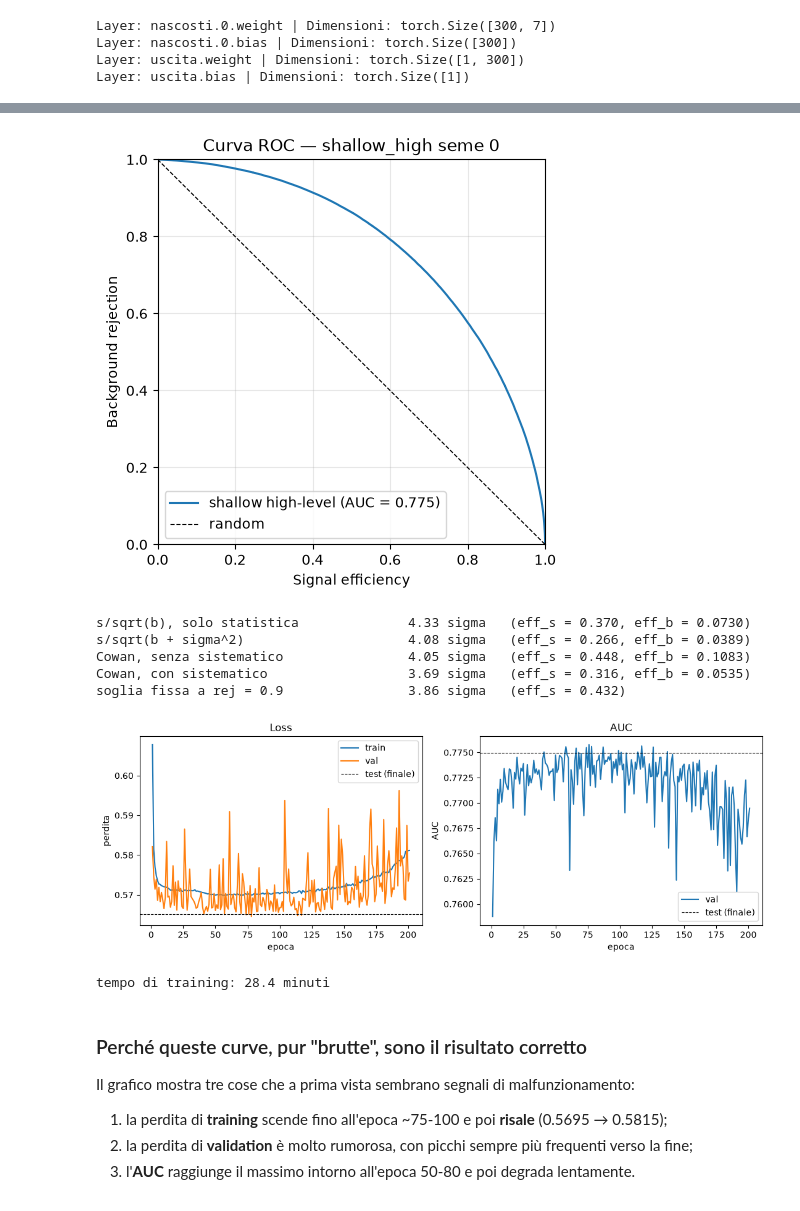
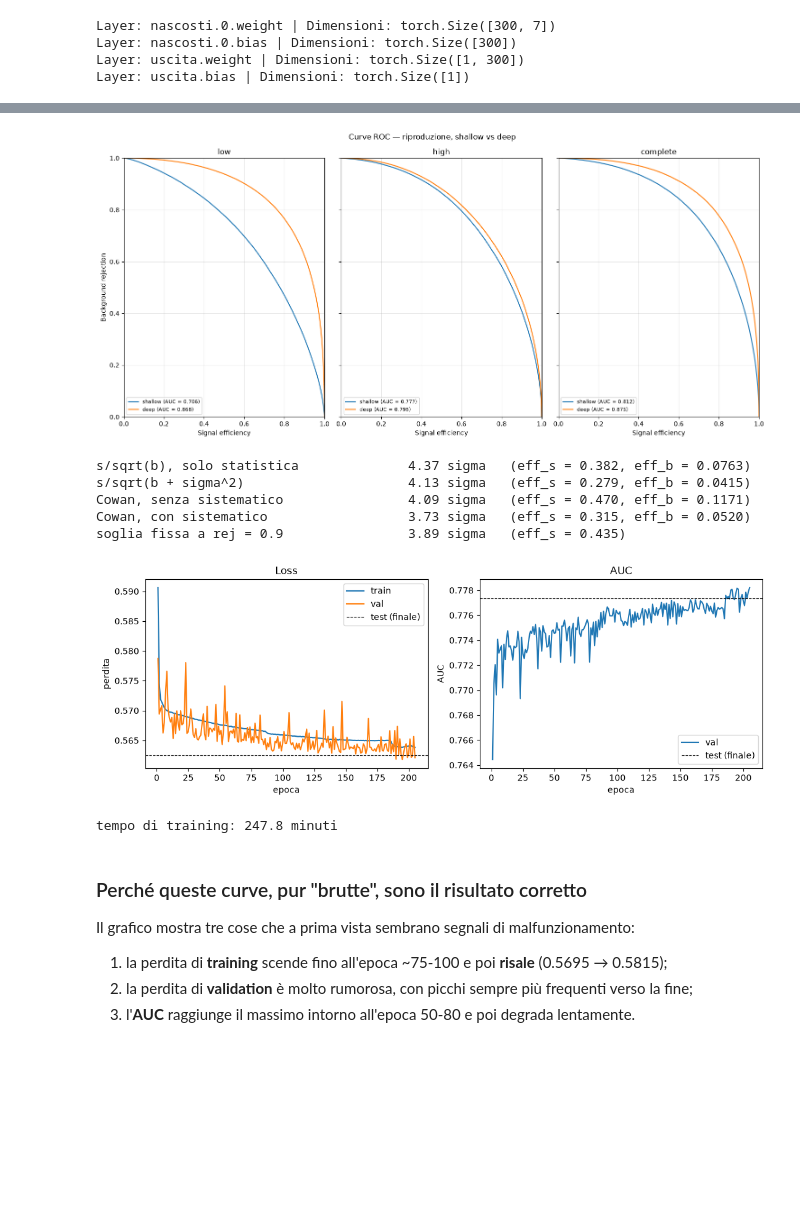
Before and after one commit to alivergani/Deep-Learning, a Jupyter notebook: ExoticParticles_HEP/notebooks/prove.ipynb, the cells around one changed output, grey strips where cells are left out. Drawn from its saved outputs; the diff is of its cells as text; code cells hidden in the pictures; blank space fills up the shorter version.

```diff
--- a/ExoticParticles_HEP/notebooks/prove.ipynb
+++ b/ExoticParticles_HEP/notebooks/prove.ipynb
@@ -202,22 +202,36 @@ plt.show()
 # %%
-roc = np.load("/home/alice/Deep-Learning/ExoticParticles_HEP/results/shallow_high_seme0_roc.npz")
+from pathlib import Path
 
-plt.figure(figsize=(5, 5))
-plt.plot(roc["signal_efficiency"], roc["background_rejection"],
-         label=f"shallow high-level (AUC = {float(roc['auc']):.3f})")
-plt.plot([0, 1], [1, 0], "k--", linewidth=0.8, label="random")
-plt.xlabel("Signal efficiency"); plt.ylabel("Background rejection")
-plt.xlim(0, 1); plt.ylim(0, 1)
-plt.grid(alpha=0.3); plt.legend(loc="lower left")
-plt.title("Curva ROC — shallow_high seme 0")
+CARTELLA_RIPRODUZIONE = Path("../results/riproduzione")
+FEATURE_SETS = ["low", "high", "complete"]
+MODELLI = ["shallow", "deep"]
+
+roc_riproduzione = {(m, fs): np.load(CARTELLA_RIPRODUZIONE / f"{m}_{fs}_seme0_roc.npz")
+                    for m in MODELLI for fs in FEATURE_SETS}
+
+fig, assi = plt.subplots(1, 3, figsize=(15, 7), sharey=True)
+
+for ax, fs in zip(assi, FEATURE_SETS):
+    for modello in MODELLI:
+        r = roc_riproduzione[modello, fs]
+        ax.plot(r["signal_efficiency"], r["background_rejection"],
+                label=f"{modello} (AUC = {float(r['auc']):.3f})")
+    ax.set_xlabel("Signal efficiency")
+    ax.set_xlim(0, 1); ax.set_ylim(0, 1)
+    ax.grid(alpha=0.3); ax.legend(loc="lower left", fontsize=8)
+    ax.set_title(fs)
+
+assi[0].set_ylabel("Background rejection")
+fig.suptitle("Curve ROC — riproduzione, shallow vs deep")
+fig.tight_layout()
 plt.show()
 # %% [output]
-[figure, old version]
+[figure, new version]
 # %%
 import numpy as np
 from evaluate import carica_curva
 
-c = carica_curva("../results/shallow_high_seme0_roc.npz")
+c = carica_curva("../results/riproduzione/shallow_high_seme0_roc.npz")
 eff_s = c["signal_efficiency"]
 eff_b = 1 - c["background_rejection"]
 
@@ -256,15 +270,15 @@ i90 = np.argmin(np.abs(eff_b - 0.10))
 z90 = s[i90] / np.sqrt(b[i90] + sig[i90]**2)
 print(f"{'soglia fissa a rej = 0.9':38s} {z90:5.2f} sigma   (eff_s = {eff_s[i90]:.3f})")
 # %% [output]
-s/sqrt(b), solo statistica              4.33 sigma   (eff_s = 0.370, eff_b = 0.0730)
-s/sqrt(b + sigma^2)                     4.08 sigma   (eff_s = 0.266, eff_b = 0.0389)
-Cowan, senza sistematico                4.05 sigma   (eff_s = 0.448, eff_b = 0.1083)
-Cowan, con sistematico                  3.69 sigma   (eff_s = 0.316, eff_b = 0.0535)
-soglia fissa a rej = 0.9                3.86 sigma   (eff_s = 0.432)
+s/sqrt(b), solo statistica              4.37 sigma   (eff_s = 0.382, eff_b = 0.0763)
+s/sqrt(b + sigma^2)                     4.13 sigma   (eff_s = 0.279, eff_b = 0.0415)
+Cowan, senza sistematico                4.09 sigma   (eff_s = 0.470, eff_b = 0.1171)
+Cowan, con sistematico                  3.73 sigma   (eff_s = 0.315, eff_b = 0.0520)
+soglia fissa a rej = 0.9                3.89 sigma   (eff_s = 0.435)
 # %%
 import json
 
-with open("/home/alice/Deep-Learning/ExoticParticles_HEP/results/shallow_high_seme0_storia.json") as f:
+with open("/home/alice/Deep-Learning/ExoticParticles_HEP/results/riproduzione/shallow_high_seme0_storia.json") as f:
     storia = json.load(f)
 
 epoche = range(1, len(storia["perdita_train"]) + 1)
@@ -287,8 +301,8 @@ plt.show()
 
 print(f"tempo di training: {storia['minuti']:.1f} minuti")
 # %% [output]
-[figure, old version]
+[figure, new version]
-tempo di training: 28.4 minuti
+tempo di training: 247.8 minuti
 # %% [markdown]
 ### Perché queste curve, pur "brutte", sono il risultato corretto
 
```
Also changed, not shown: parts of 4 cells of this notebook, 4 other files.
